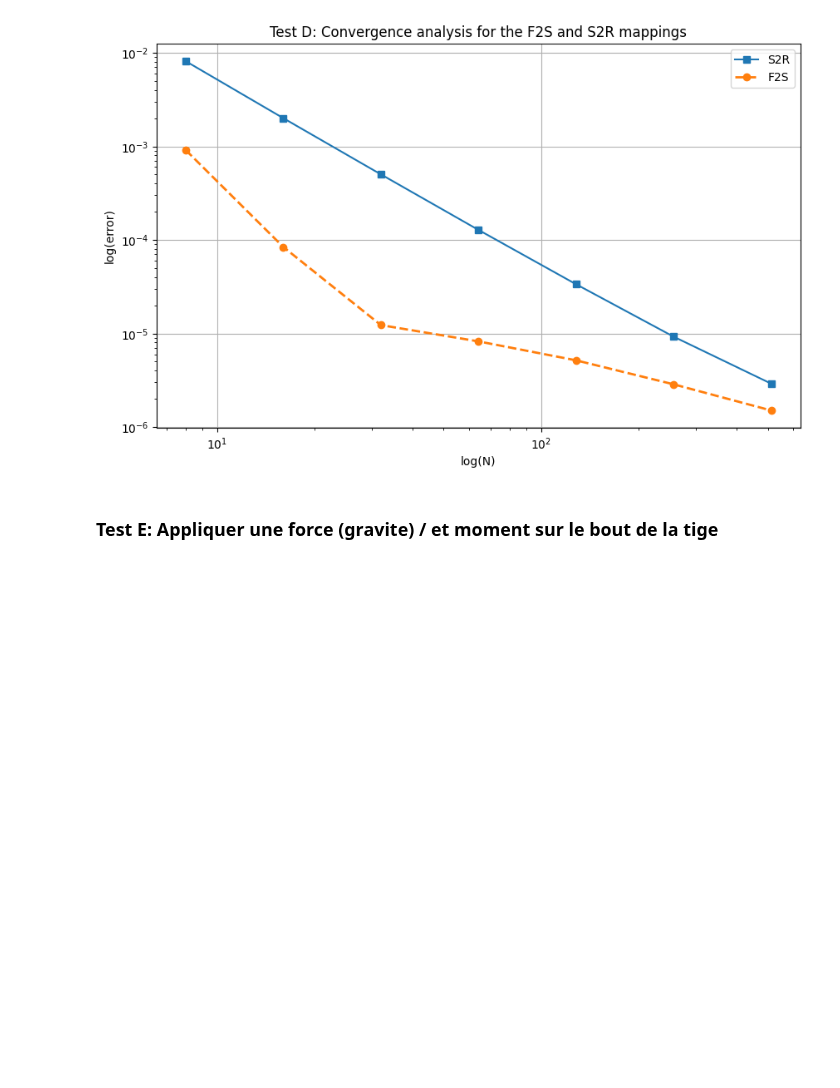
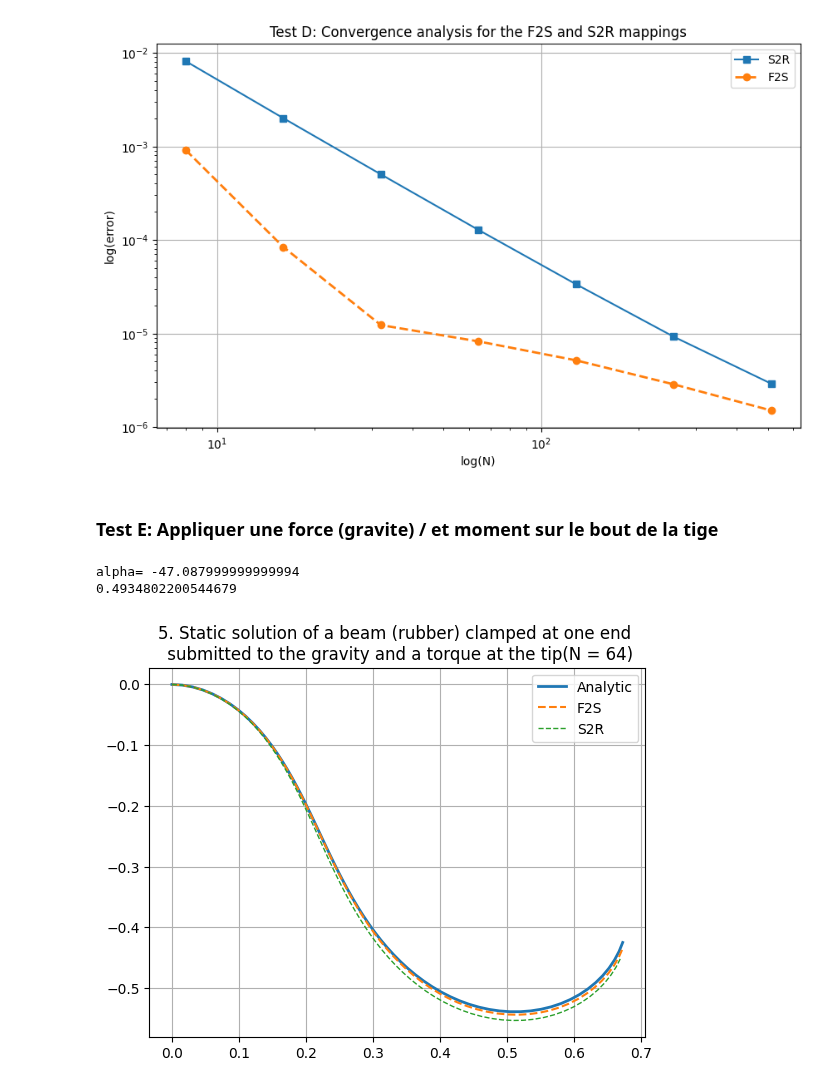
Before and after one commit to AppaSalif/Beam, a Jupyter notebook: convergence.ipynb, the cells around one changed output. Cells and saved outputs as stored; diff of their text form; code cells hidden in the pictures; blank space fills up the shorter version.

Commit message:
Ajout du test avec gravité et moment sur la pointe de la tige

```diff
--- a/convergence.ipynb
+++ b/convergence.ipynb
@@ -599,13 +602,13 @@ EI: float = youngModulus * I
 beam_mass: float = rho * A * L
 grav = -9.81
 
-wF = 5*rho * A * grav # charge par unité de longueur
+wF = rho * A * grav # charge par unité de longueur
 
 alphaF = wF / EI
 print(f"alpha= {alphaF}")
 
 
-M0 = np.pi * youngModulus * I / L
+M0 = 2*np.pi * youngModulus * I / L
 print(M0)
 
 def reference_solution2(alpha, s, L):
@@ -622,29 +625,32 @@ def reference_solution2(alpha, s, L):
     y[1:] = np.cumsum(np.sin(theta_moy) * ds)
 
     return x, y
+# %% [output]
+alpha= -47.087999999999994
+0.4934802200544679
 # %%
 # with a number of section equal to 16
-N = 8
+N = 64
 
 s = np.linspace(0, L, N+1)
 x_exactF, y_exactF =  reference_solution2(alphaF, s, L)
 
-print(f"x_exactF = {x_exactF}")
-print(f"y_exactF = {y_exactF}")
 
-# data_f2sE = lire_monitor_sofa("f2s_test_E_profile128.txt",beam_length=L, nb_section=N)
-# x_f2sE = data_f2sE[len(data_f2sE)-1]["pos"][:, 0]
-# y_f2sE = data_f2sE[len(data_f2sE)-1]["pos"][:, 1]
+data_f2sF = lire_monitor_sofa("f2s_test_F_profile64.txt",beam_length=L, nb_section=N)
+x_f2sF = data_f2sF[len(data_f2sF)-1]["pos"][:, 0]
+y_f2sF = data_f2sF[len(data_f2sF)-1]["pos"][:, 1]
 
 
-# data_s2rE= lire_monitor_sofa("s2r_test_E_profile128.txt",beam_length=L, nb_section=N)
-# x_s2rE = data_s2rE[len(data_s2rE)-1]["pos"][:, 0]
-# y_s2rE = data_s2rE[len(data_s2rE)-1]["pos"][:, 1]
+data_s2rF= lire_monitor_sofa("s2r_test_F_profile64.txt",beam_length=L, nb_section=N)
+x_s2rF = data_s2rF[len(data_s2rF)-1]["pos"][:, 0]
+y_s2rF = data_s2rF[len(data_s2rF)-1]["pos"][:, 1]
 
 plt.plot(x_exactF, y_exactF, linewidth=2, label="Analytic")
-# plt.plot(x_f2sF, y_f2sF, '--', linewidth=1.5, label="F2S")
-# plt.plot(x_s2rF, y_s2rF, '--', linewidth=1, label="S2R")
+plt.plot(x_f2sF, y_f2sF, '--', linewidth=1.5, label="F2S")
+plt.plot(x_s2rF, y_s2rF, '--', linewidth=1, label="S2R")
 plt.legend()
 plt.grid(True)
 plt.title(f"5. Static solution of a beam (rubber) clamped at one end \n submitted to the gravity and a torque at the tip(N = {N})")
 plt.show()
+# %% [output]
+[figure, added]
```
Also changed, not shown: parts of 5 cells of this notebook, 1 other file.
